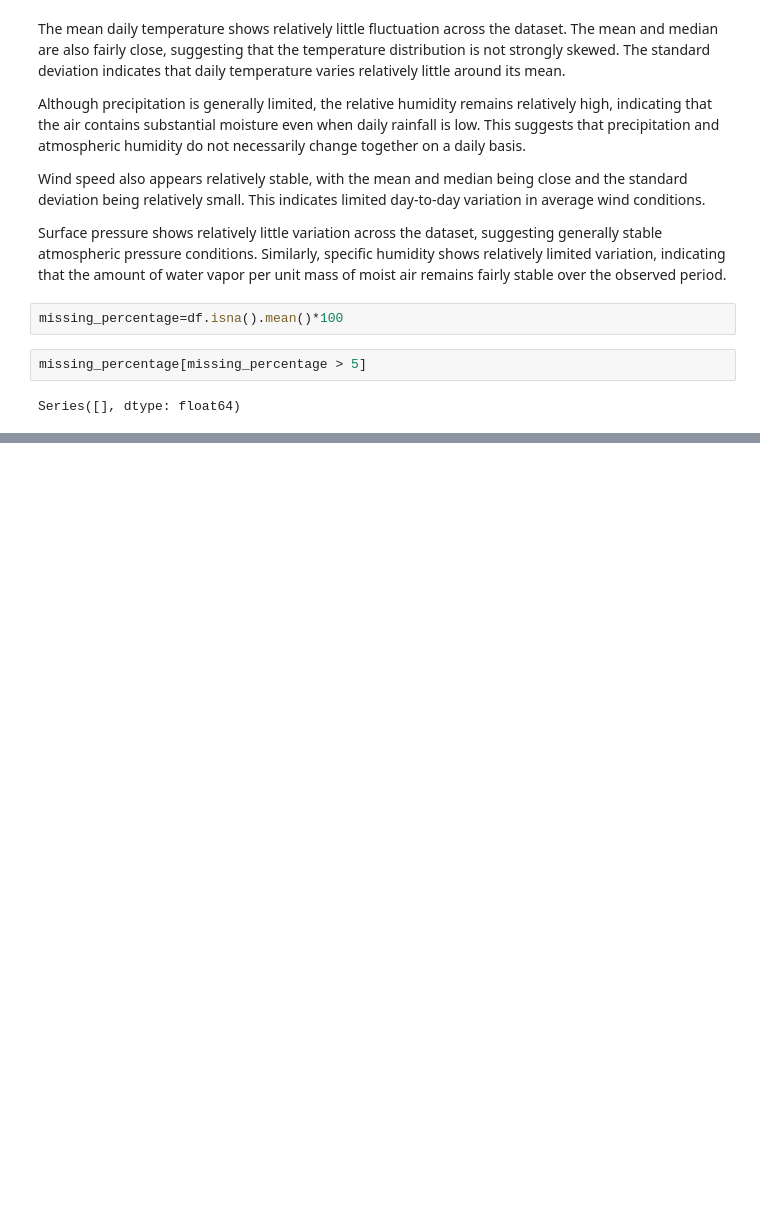
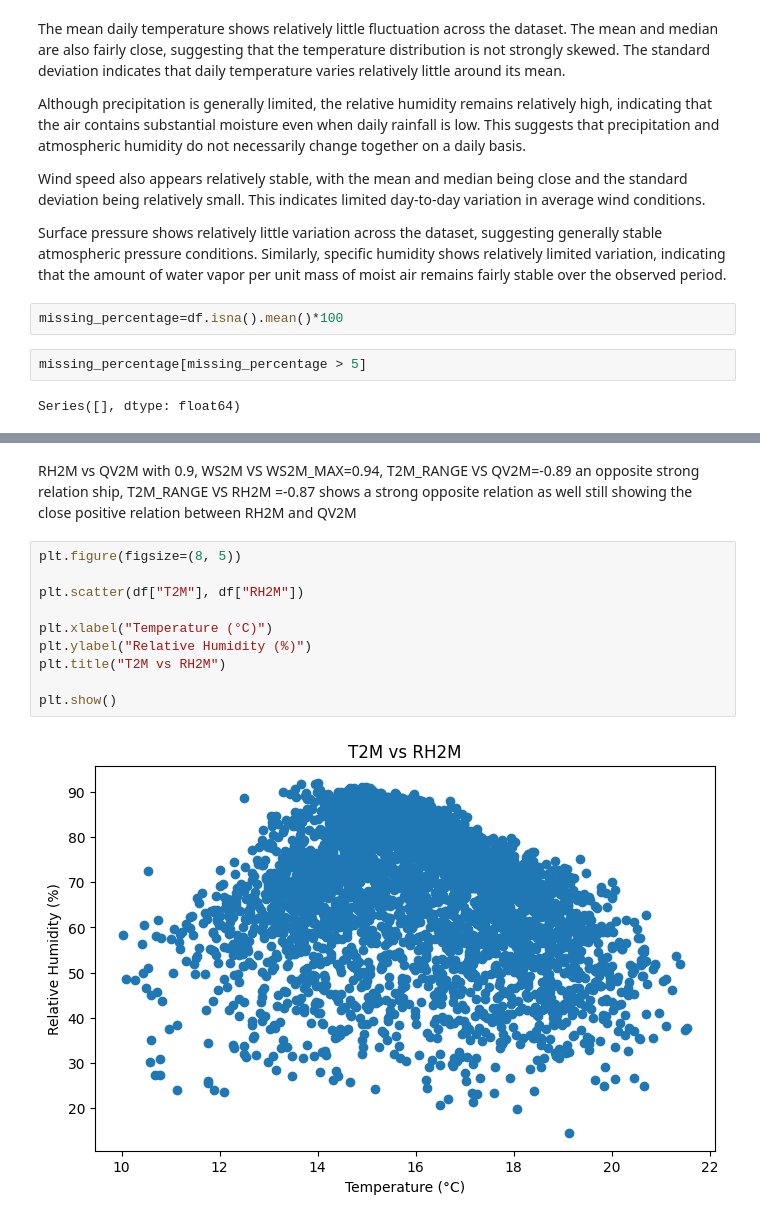
Before and after one commit to kalkidan404/AI_Walks-Climate, a Jupyter notebook: notebooks/Ethiopia_eda.ipynb, the cells around one changed output, grey strips where cells are left out. Cells and saved outputs as stored; diff of their text form; blank space fills up the shorter version.

```diff
--- a/notebooks/Ethiopia_eda.ipynb
+++ b/notebooks/Ethiopia_eda.ipynb
@@ -39,0 +138,14 @@ Series([], dtype: float64)
+# %% [markdown]
+RH2M vs QV2M with 0.9, WS2M VS WS2M_MAX=0.94, T2M_RANGE VS QV2M=-0.89 an opposite strong relation ship, T2M_RANGE VS RH2M =-0.87 shows a strong opposite relation as well still showing the close positive relation between RH2M and QV2M
+# %%
+plt.figure(figsize=(8, 5))
+
+plt.scatter(df["T2M"], df["RH2M"])
+
+plt.xlabel("Temperature (°C)")
+plt.ylabel("Relative Humidity (%)")
+plt.title("T2M vs RH2M")
+
+plt.show()
+# %% [output]
+[figure, added]
```
Also changed, not shown: parts of 24 cells of this notebook, 7 other files.
